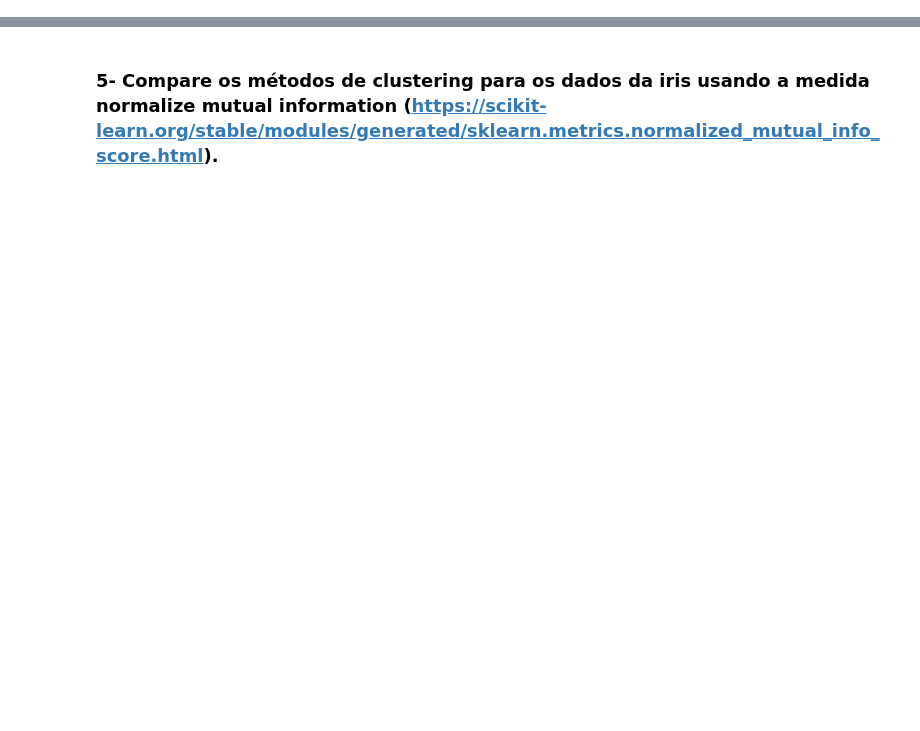
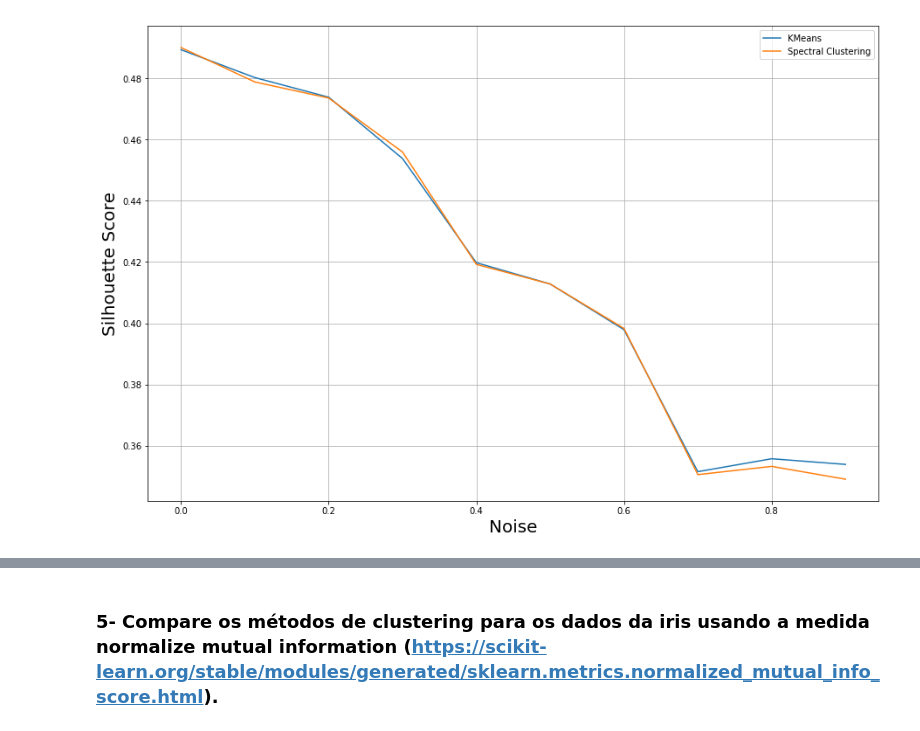
Before and after one commit to jcelias98/Clustering, a Jupyter notebook: Projeto 4.ipynb, the cells around one changed output, grey strips where cells are left out. Saved outputs shown, nothing was run; the diff lists cells and outputs as text; code cells hidden in the pictures; blank space fills up the shorter version.

```diff
--- a/Projeto 4.ipynb
+++ b/Projeto 4.ipynb
@@ -317,0 +72,46 @@ plt.show(True)
+# %%
+from sklearn.metrics import silhouette_score
+from sklearn.cluster import SpectralClustering
+
+noise = []
+silhouette_kmeans = []
+silhouette_spectral = []
+n_samples = 200
+
+#Obtendo os silhouette scores
+for i in np.arange(0, 1, 0.1):
+    noise.append(i)
+
+    #Gerando dados
+    X, y = skdata.make_moons(n_samples=n_samples, noise=i)
+
+    d = np.column_stack((X,np.transpose(y)))
+    data = pd.DataFrame(data = d, columns=['X1', 'X2', 'y'])
+    features_names = ['X1', 'X2']
+    class_labels = np.unique(y)
+
+    #KMeans
+    kmeans = KMeans(n_clusters=2)
+    kmeans.fit(X)
+    y_km = kmeans.fit_predict(X)
+
+    labels = kmeans.labels_
+    silhouette_kmeans.append(silhouette_score(X, labels, metric='euclidean'))
+
+    #Spectral Clustering
+    spc = SpectralClustering(n_clusters=2, assign_labels="discretize", random_state=0).fit(X)
+    y_spc = spc.fit_predict(X)
+    labels2 = spc.labels_
+    silhouette_spectral.append(silhouette_score(X, labels2, metric='euclidean'))
+# %%
+#Plotando gráfico
+plt.figure(figsize=(15,10))
+plt.xlabel("Noise", fontsize=20)
+plt.ylabel("Silhouette Score", fontsize=20)
+plt.plot(noise, silhouette_kmeans, label='KMeans')
+plt.plot(noise, silhouette_spectral, label='Spectral Clustering')
+plt.legend(loc='best')
+plt.grid(True)
+plt.show(True)
+# %% [output]
+[figure, added]
```
Also changed, not shown: parts of 55 cells of this notebook, 2 other files.
